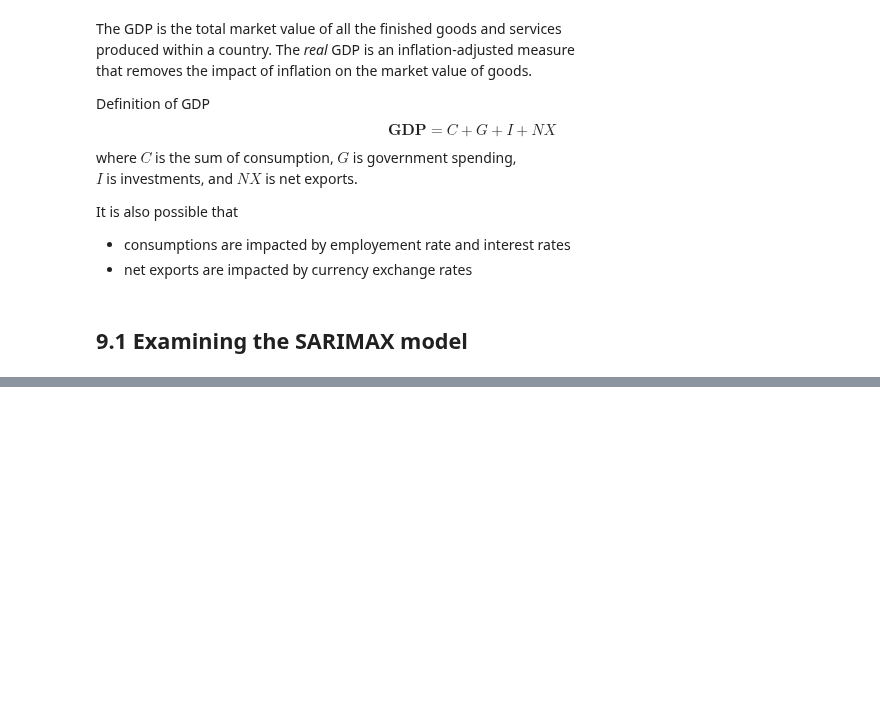
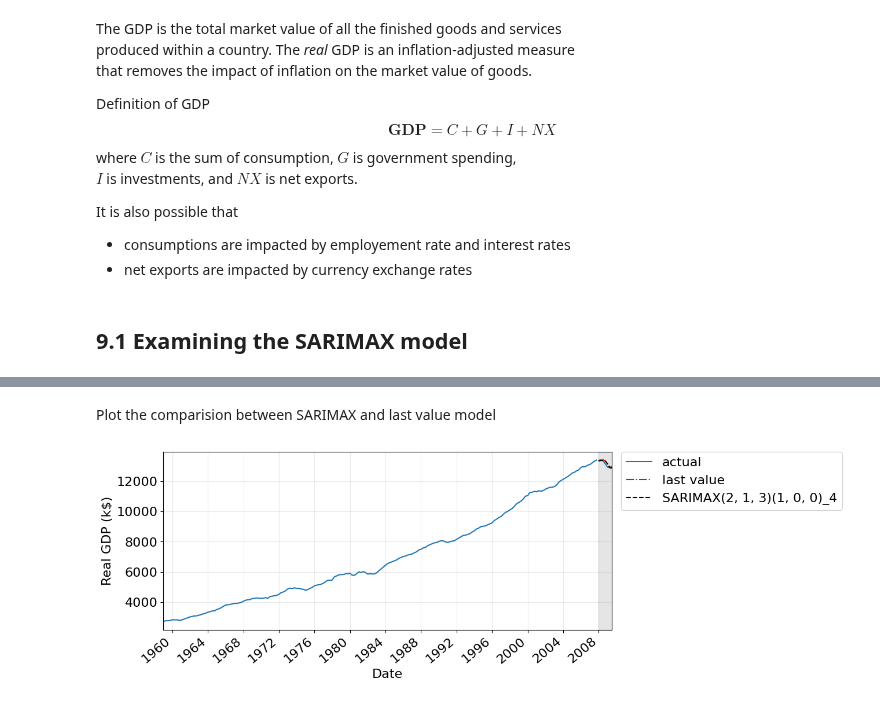
Before and after one commit to LugoBlogger/SI-201-542-forecasting-technique, a Jupyter notebook: week-10.ipynb, the cells around one changed output, grey strips where cells are left out. Saved outputs shown, nothing was run; the diff lists cells and outputs as text; code cells hidden in the pictures; blank space fills up the shorter version.

```diff
--- a/week-10.ipynb
+++ b/week-10.ipynb
@@ -127,0 +516,19 @@ It is also possible that
+# %%
+df_test_pred = target[idx_split:].copy()
+
+TRAIN_LEN = len(target_train)
+HORIZON = len(target_test)
+WINDOW = 1      # from the fact that SARIMAX at best predict one timestep
+
+pred_last_value = rolling_forecast(selected_macro_econ_data, TRAIN_LEN, HORIZON, WINDOW,
+                                    "last", "realgdp")
+pred_sarimax = rolling_forecast(selected_macro_econ_data, TRAIN_LEN, HORIZON, WINDOW,
+                              "SARIMAX", "realgdp",
+                              ["realcons", "realinv", "realgovt", "realdpi", "cpi"],
+                              sarimax_order=(best_sarimax_p, d, best_sarimax_q,
+                                            best_sarimax_P, D, best_sarimax_Q, m))
+
+df_test_pred["pred_last_value"] = pred_last_value
+df_test_pred["pred_sarimax"] = pred_sarimax
+
+df_test_pred.head()
@@ -127,0 +542,45 @@ It is also possible that
+# %% [markdown]
+Plot the comparision between SARIMAX and last value model
+# %%
+start_idx = 0  # for better visualization
+xlim = [target_train["year"].iloc[start_idx], target_test["year"].iloc[-1]]
+
+fig, ax = plt.subplots(figsize=(10, 4))
+
+ax.plot(target_train["year"], target_train["realgdp"])
+ax.plot(target_test["year"], target_test["realgdp"], color="tab:blue", label="actual")
+
+formatter = mdates.DateFormatter("%Y")
+# formatter = mdates.DateFormatter("%Y-%b-%d")
+locator = mdates.YearLocator(base=4)
+# locator = mdates.MonthLocator(bymonthday=1, bymonth=range(1, 13, 4))
+# locator = mdates.DayLocator()
+ax.xaxis.set_major_formatter(formatter)
+ax.xaxis.set_major_locator(locator)
+# ax.set_ylim([-0.5, 17])
+ax.set_xlim(xlim)
+ax.grid("on")
+ax.set_xlabel("Date")
+ax.set_ylabel("Real GDP (k$)")
+
+# -- prediction
+ax.plot(df_test_pred["year"], df_test_pred["pred_last_value"], "r-.", label="last value")
+str_label = f"SARIMAX{best_sarimax_p, d, best_sarimax_q}" \
+  + f"{best_sarimax_P, D, best_sarimax_Q}_{m}"
+ax.plot(df_test_pred["year"], df_test_pred["pred_sarimax"], "k--",
+  label=str_label)
+
+# add forecast area
+ax.axvspan(target_test['year'].iloc[0], target_test['year'].iloc[-1],
+                color="#808080", alpha=0.2)
+
+for j, label in enumerate(ax.get_xticklabels()):
+  label.set_rotation(40)
+  label.set_horizontalalignment('right')
+
+# -- add legend in the second row
+ax.legend(loc="upper left", bbox_to_anchor=[1.02, 1], borderaxespad=0.)
+
+plt.show(fig)
+# %% [output]
+[figure, added]
```
Also changed, not shown: parts of 51 cells of this notebook, 13 other files.
